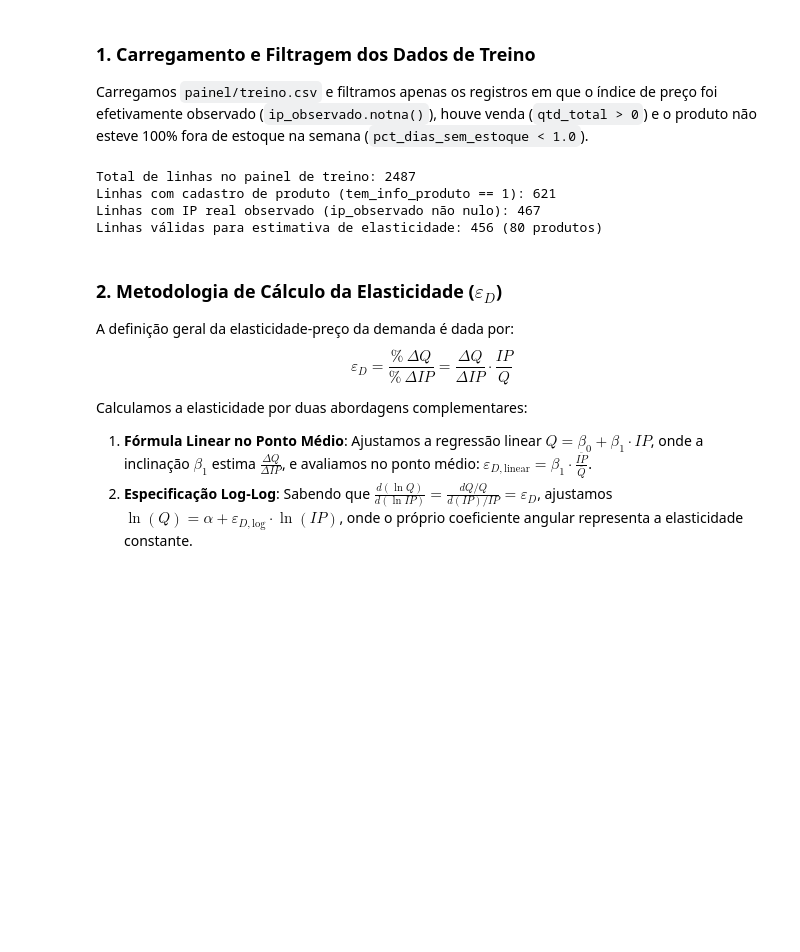
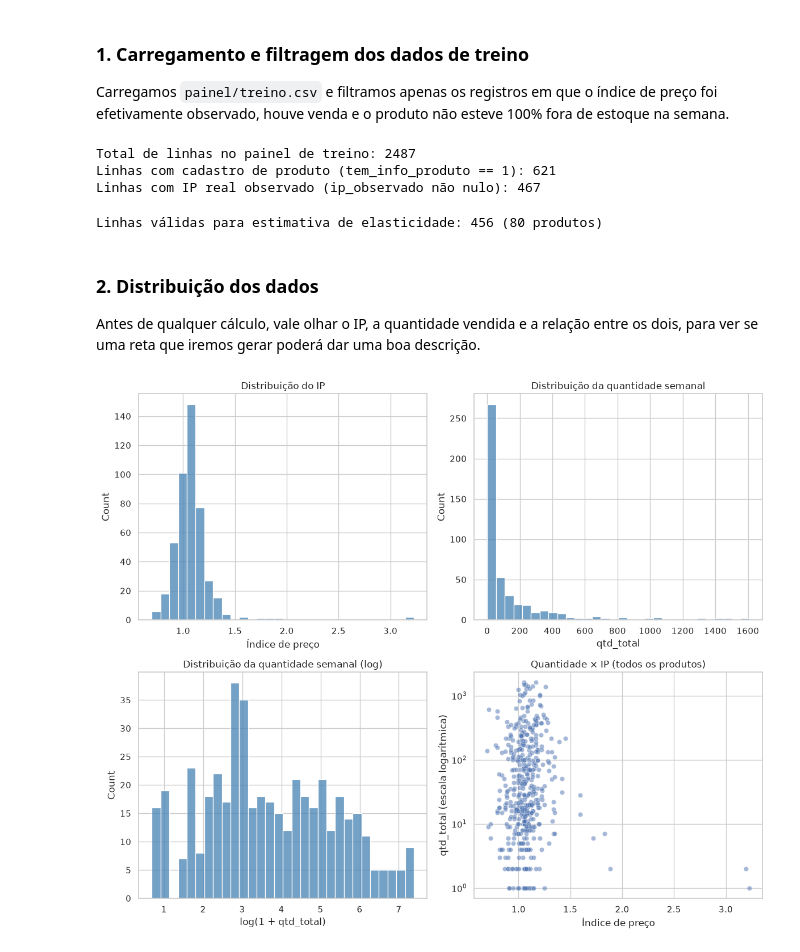
Before and after one commit to luiseduaardo/Predicao-Demanda, a Jupyter notebook: notebooks/3-elasticidade.ipynb, the cells around one changed output. Saved outputs shown, nothing was run; the diff lists cells and outputs as text; code cells hidden in the pictures; blank space fills up the shorter version.

```diff
--- a/notebooks/3-elasticidade.ipynb
+++ b/notebooks/3-elasticidade.ipynb
@@ -15,9 +15,9 @@ from scipy import stats
 pd.set_option('display.float_format', lambda x: '%.4f' % x)
 sns.set_theme(style="whitegrid")
 # %% [markdown]
-### 1. Carregamento e Filtragem dos Dados de Treino
+### 1. Carregamento e filtragem dos dados de treino
 
-Carregamos `painel/treino.csv` e filtramos apenas os registros em que o índice de preço foi efetivamente observado (`ip_observado.notna()`), houve venda (`qtd_total > 0`) e o produto não esteve 100% fora de estoque na semana (`pct_dias_sem_estoque < 1.0`).
+Carregamos `painel/treino.csv` e filtramos apenas os registros em que o índice de preço foi efetivamente observado, houve venda e o produto não esteve 100% fora de estoque na semana.
 # %%
 df_treino = pd.read_csv('../data/processed/painel/treino.csv', parse_dates=['semana'])
 df_treino['id_produto'] = df_treino['id_produto'].astype(str)
@@ -25,26 +25,49 @@ df_treino['id_produto'] = df_treino['id_produto'].astype(str)
 print(f"Total de linhas no painel de treino: {len(df_treino)}")
 print(f"Linhas com cadastro de produto (tem_info_produto == 1): {(df_treino['tem_info_produto'] == 1).sum()}")
 print(f"Linhas com IP real observado (ip_observado não nulo): {df_treino['ip_observado'].notna().sum()}")
-
-# Filtra registros com índice de preço real observado, demanda positiva e disponibilidade em estoque
-df_ip = df_treino[
-    df_treino['ip_observado'].notna() &
-    (df_treino['pct_dias_sem_estoque'] < 1.0) &
-    (df_treino['qtd_total'] > 0)
-].copy()
-
-print(f"Linhas válidas para estimativa de elasticidade: {len(df_ip)} ({df_ip['id_produto'].nunique()} produtos)")
 # %% [output]
 Total de linhas no painel de treino: 2487
 Linhas com cadastro de produto (tem_info_produto == 1): 621
 Linhas com IP real observado (ip_observado não nulo): 467
-Linhas válidas para estimativa de elasticidade: 456 (80 produtos)
-# %% [markdown]
-### 2. Metodologia de Cálculo da Elasticidade ($\varepsilon_D$)
-
-A definição geral da elasticidade-preço da demanda é dada por:
-$$\varepsilon_D = \frac{\%\ \Delta Q}{\%\ \Delta IP} = \frac{\Delta Q}{\Delta IP} \cdot \frac{IP}{Q}$$
-
-Calculamos a elasticidade por duas abordagens complementares:
-1. **Fórmula Linear no Ponto Médio**: Ajustamos a regressão linear $Q = \beta_0 + \beta_1 \cdot IP$, onde a inclinação $\beta_1$ estima $\frac{\Delta Q}{\Delta IP}$, e avaliamos no ponto médio: $\varepsilon_{D,\text{linear}} = \beta_1 \cdot \frac{\overline{IP}}{\overline{Q}}$.
-2. **Especificação Log-Log**: Sabendo que $\frac{d(\ln Q)}{d(\ln IP)} = \frac{dQ/Q}{d(IP)/IP} = \varepsilon_D$, ajustamos $\ln(Q) = \alpha + \varepsilon_{D,\text{log}} \cdot \ln(IP)$, onde o próprio coeficiente angular representa a elasticidade constante.
+# %%
+# Filtro aplicado
+df_ip = df_treino[
+    df_treino['ip_observado'].notna() &
+    (df_treino['pct_dias_sem_estoque'] < 1.0) &
+    (df_treino['qtd_total'] > 0)
+].copy()
+
+print(f"Linhas válidas para estimativa de elasticidade: {len(df_ip)} ({df_ip['id_produto'].nunique()} produtos)")
+# %% [output]
+Linhas válidas para estimativa de elasticidade: 456 (80 produtos)
+# %% [markdown]
+### 2. Distribuição dos dados
+
+Antes de qualquer cálculo, vale olhar o IP, a quantidade vendida e a relação entre os dois, para ver se uma reta que iremos gerar poderá dar uma boa descrição.
+# %%
+fig, axes = plt.subplots(2, 2, figsize=(12, 10))
+ax = axes.flatten()
+
+sns.histplot(df_ip['ip_observado'], bins=30, ax=ax[0], color='steelblue')
+ax[0].set_title('Distribuição do IP')
+ax[0].set_xlabel('Índice de preço')
+
+sns.histplot(df_ip['qtd_total'], bins=30, ax=ax[1], color='steelblue')
+ax[1].set_title('Distribuição da quantidade semanal')
+ax[1].set_xlabel('qtd_total')
+
+sns.histplot(np.log1p(df_ip['qtd_total']), bins=30, ax=ax[2], color='steelblue')
+ax[2].set_title('Distribuição da quantidade semanal (log)')
+ax[2].set_xlabel('log(1 + qtd_total)')
+
+sns.scatterplot(data=df_ip[df_ip['qtd_total'] > 0],
+                x='ip_observado', y='qtd_total', alpha=0.5, ax=ax[3])
+ax[3].set_yscale('log')
+ax[3].set_title('Quantidade × IP (todos os produtos)')
+ax[3].set_xlabel('Índice de preço')
+ax[3].set_ylabel('qtd_total (escala logarítmica)')
+
+plt.tight_layout()
+plt.show()
+# %% [output]
+[figure, added]
```
Also changed, not shown: parts of 25 cells of this notebook.
